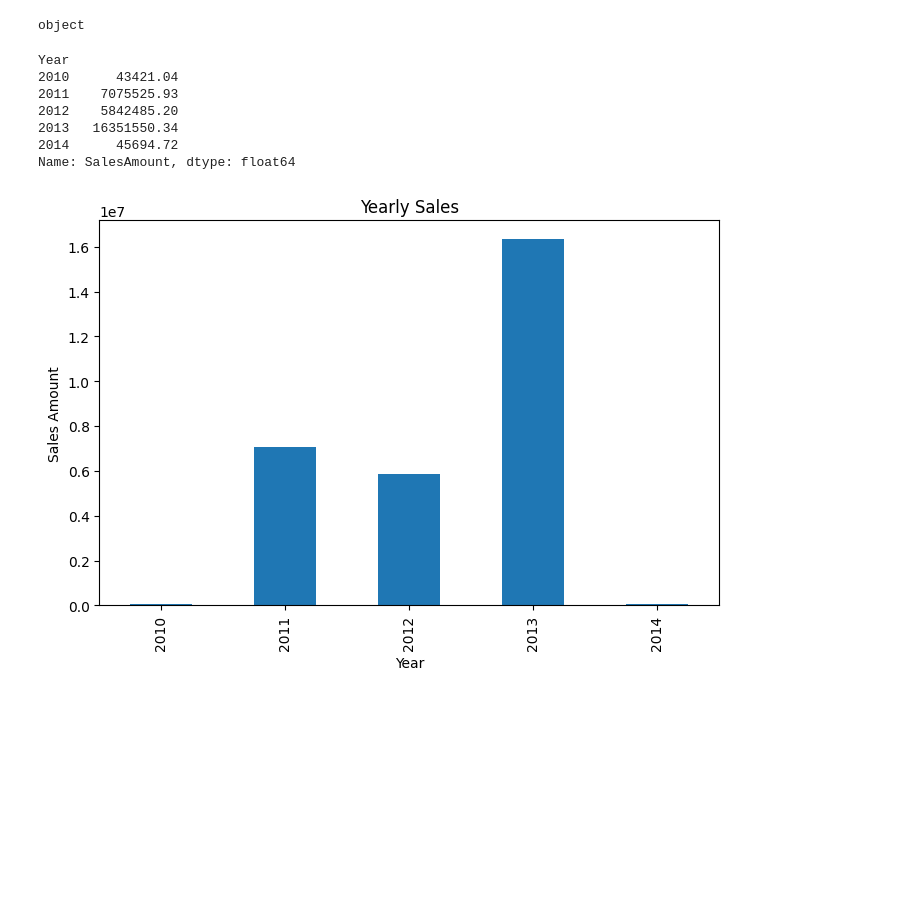
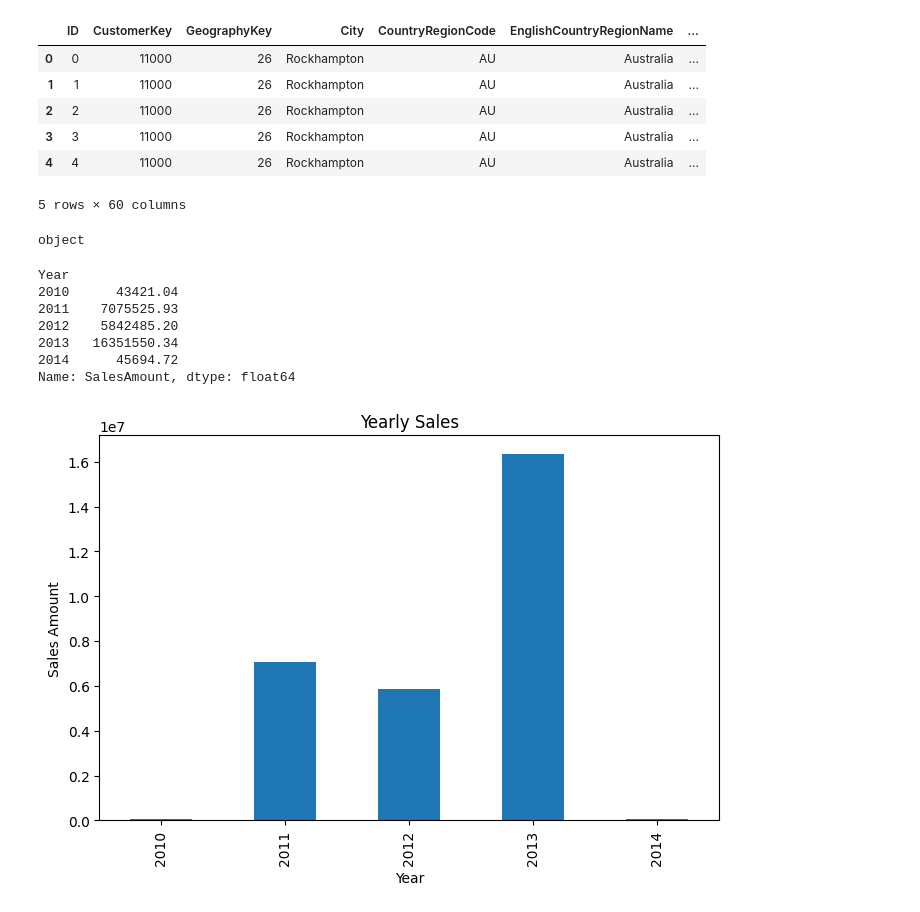
Before and after one commit to asteriaji/MSSP6070, a Jupyter notebook: WeeklyModules/Week07/Jiangyu_Ji_PARTICIPATION_ACTIVITY_Week_7_Export_a_bar_chart_from_a_data_frame_to_a_PDF.ipynb, the cells around one changed output. Saved outputs shown, nothing was run; the diff lists cells and outputs as text; code cells hidden in the pictures; blank space fills up the shorter version.

```diff
--- a/WeeklyModules/Week07/Jiangyu_Ji_PARTICIPATION_ACTIVITY_Week_7_Export_a_bar_chart_from_a_data_frame_to_a_PDF.ipynb
+++ b/WeeklyModules/Week07/Jiangyu_Ji_PARTICIPATION_ACTIVITY_Week_7_Export_a_bar_chart_from_a_data_frame_to_a_PDF.ipynb
@@ -64,7 +64,17 @@ from pathlib import Path
 DATA_PATH = Path("/content/MSSP6070/data/InternetSales.csv")
 if not DATA_PATH.exists():
     DATA_PATH = Path("InternetSales.csv")
-df = pd.read_csv(DATA_PATH, encoding='cp1252')
+df = pd.read_csv(DATA_PATH, encoding='cp1252', low_memory=False)
+# %%
+df.head()
+# %% [output]
+|  | ID | CustomerKey | GeographyKey | City | CountryRegionCode | EnglishCountryRegionName | ... |
+| 0 | 0 | 11000 | 26 | Rockhampton | AU | Australia | ... |
+| 1 | 1 | 11000 | 26 | Rockhampton | AU | Australia | ... |
+| 2 | 2 | 11000 | 26 | Rockhampton | AU | Australia | ... |
+| 3 | 3 | 11000 | 26 | Rockhampton | AU | Australia | ... |
+| 4 | 4 | 11000 | 26 | Rockhampton | AU | Australia | ... |
+5 rows × 60 columns
 # %%
 # 1. Create a bar chart of yearly sales
 print(df['OrderDate'].dtype)
```
Also changed, not shown: parts of 1 cell of this notebook.
